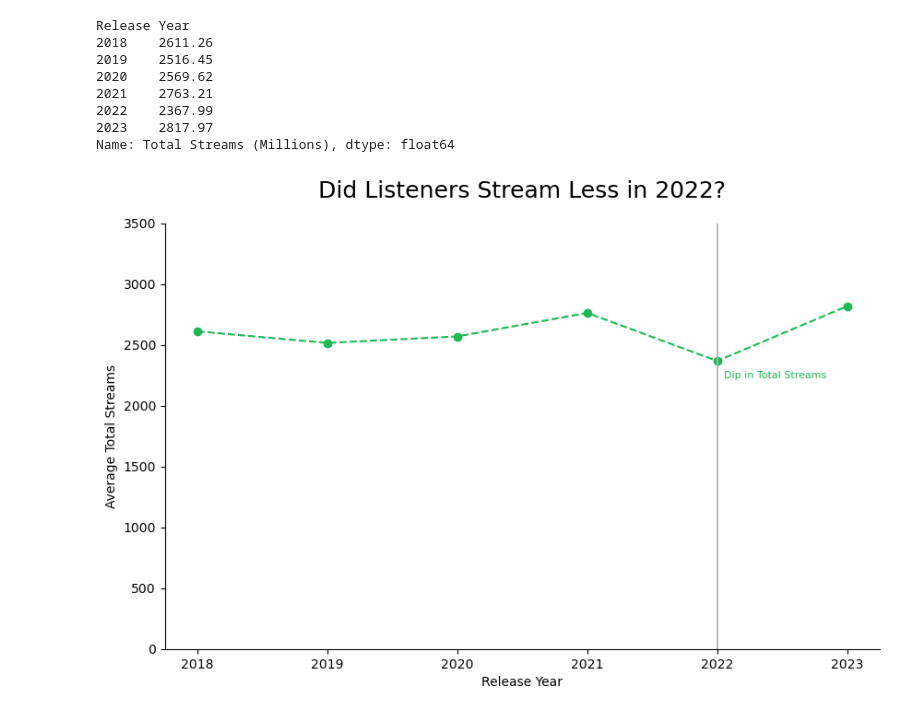
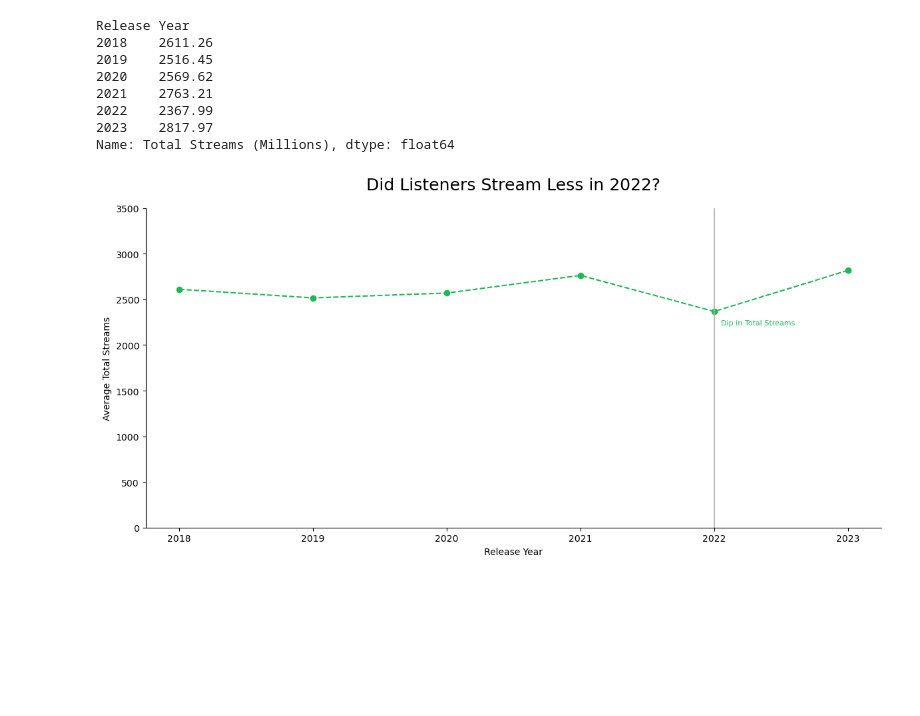
Before and after one commit to brevans25/learning-plots-brytner, a Jupyter notebook: notebooks/visualization_practice.ipynb, the cells around one changed output. Cells and saved outputs as stored; diff of their text form; code cells hidden in the pictures; blank space fills up the shorter version.

Commit message:
Line Charts Tutorial v2

```diff
--- a/notebooks/visualization_practice.ipynb
+++ b/notebooks/visualization_practice.ipynb
@@ -284,7 +284,7 @@ Release Year
 2023    2817.97
 Name: Total Streams (Millions), dtype: float64
 # %%
-plt.figure(figsize = (10, 6))
+plt.figure(figsize = (12, 6))
 plt.plot(
     yearly_avg.index,
     yearly_avg.values,
@@ -294,31 +294,32 @@ plt.plot(
     linewidth = 1.5
     )
 
 plt.xlabel("Release Year")
 plt.ylabel("Average Total Streams")
 plt.title("Did Listeners Stream Less in 2022?", fontsize = 18, pad = 20)
 
 ax = plt.gca()
 ax.spines["top"].set_visible(False)
 ax.spines["right"].set_visible(False)
 
 ax.axvline(
     2022,
     color = "#b3b3b3",
     linewidth = 1.5,
     alpha = 0.9
 )
 
 ax.text(
     2022+0.05,
     2225,
     "Dip in Total Streams",
     color = "#1DB954",
     fontsize = 8
 )
 
 plt.ylim(0, 3500)
 
+plt.tight_layout()
 plt.show()
 # %% [output]
-[figure, old version]
+[figure, new version]
```
